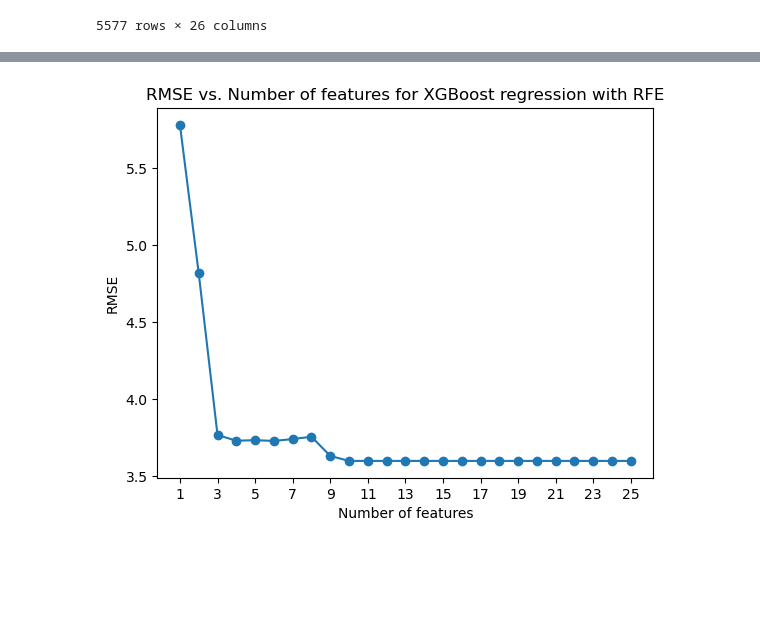
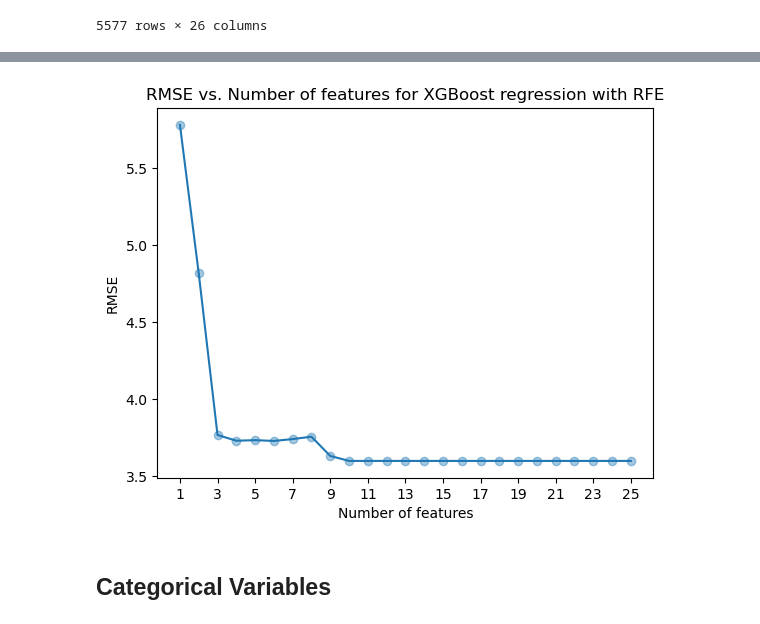
Before and after one commit to ThomasMGeo/intro_ML_NCAR, a Jupyter notebook: notebooks/EdEc_lesson4_trees.ipynb, the cells around one changed output, grey strips where cells are left out. Saved outputs shown, nothing was run; the diff lists cells and outputs as text; code cells hidden in the pictures; blank space fills up the shorter version.

Commit message:
Update EdEc_lesson4_trees.ipynb
updated notebook

```diff
--- a/notebooks/EdEc_lesson4_trees.ipynb
+++ b/notebooks/EdEc_lesson4_trees.ipynb
@@ -181,6 +181,8 @@ df_floats
 | 5575 | 13.420573 | 48.947611 | 858.0 | 0.0 | 15.7 | 0.0 | ... |
 | 5576 | 13.342138 | 54.323514 | 17.0 | 32.5 | 4.4 | 0.0 | ... |
 5577 rows × 26 columns
+# %%
+df_floats = df_floats.drop(columns=['lon','lat'])
 # %%
 # Split the data into training and test sets
 X_train, X_test, y_train, y_test = train_test_split(df_floats .drop('o3_average_values', axis=1), df_floats ['o3_average_values'], test_size=0.2, random_state=42)
@@ -302,0 +314,27 @@ plt.show()
+# %%
+# Train a decision tree regression model
+# Train a decision tree regression model
+model = DecisionTreeRegressor()
+model.fit(X_train, y_train)
+
+# Calculate the feature importance scores
+feature_importances = model.feature_importances_
+
+# Sort the feature importance scores in order of importance
+sorted_feature_importances = np.argsort(feature_importances)[::-1]
+
+# Get the feature names
+feature_names = df_floats.columns
+
+# Slice the feature names and feature importance scores to the top 10 elements
+top_10_feature_names = feature_names[sorted_feature_importances[:10]]
+top_10_feature_importances = feature_importances[sorted_feature_importances[:10]]
+
+# Plot the feature importance scores for the top 10 features
+plt.bar(top_10_feature_names, top_10_feature_importances)
+plt.ylabel("Feature importance")
+plt.title("Feature importance scores for decision tree regression model (top 10)")
+
+plt.xticks(rotation=-45, x=np.arange(len(top_10_feature_names)) + 1.75)
+
+plt.show()
@@ -317,32 +363,34 @@ selected_features = rfe.get_support(indices=True)
 
 # Train a new XGBoost regressor on the selected features
 model = XGBRegressor()
 model.fit(X_train.iloc[:, selected_features], y_train)
 
 # Evaluate the model on the testing set
 y_pred = model.predict(X_test.iloc[:, selected_features])
 mse = mean_squared_error(y_test, y_pred, squared=True)
 
 # Calculate the RMSE for different number of features
 n_features = range(1, X_train.shape[1] + 1)
 rmses = []
 for n in n_features:
     selected_features = rfe.get_support(indices=True)[:n]
     model = XGBRegressor()
     model.fit(X_train.iloc[:, selected_features], y_train)
     y_pred = model.predict(X_test.iloc[:, selected_features])
     rmse = mean_squared_error(y_test, y_pred, squared=False)
     rmses.append(rmse)
 
 # Plot the RMSE vs. number of features
 plt.plot(n_features, rmses)
-plt.scatter(n_features, rmses)
+plt.scatter(n_features, rmses, alpha=0.4)
 plt.xlabel('Number of features')
 plt.ylabel('RMSE')
 plt.title('RMSE vs. Number of features for XGBoost regression with RFE')
 
 # Set the x axis to every 2
 plt.xticks(range(1, X_train.shape[1] + 1, 2))
 plt.show()
 # %% [output]
-[figure, old version]
+[figure, new version]
+# %% [markdown]
+## Categorical Variables
```
Also changed, not shown: parts of 12 cells of this notebook.
